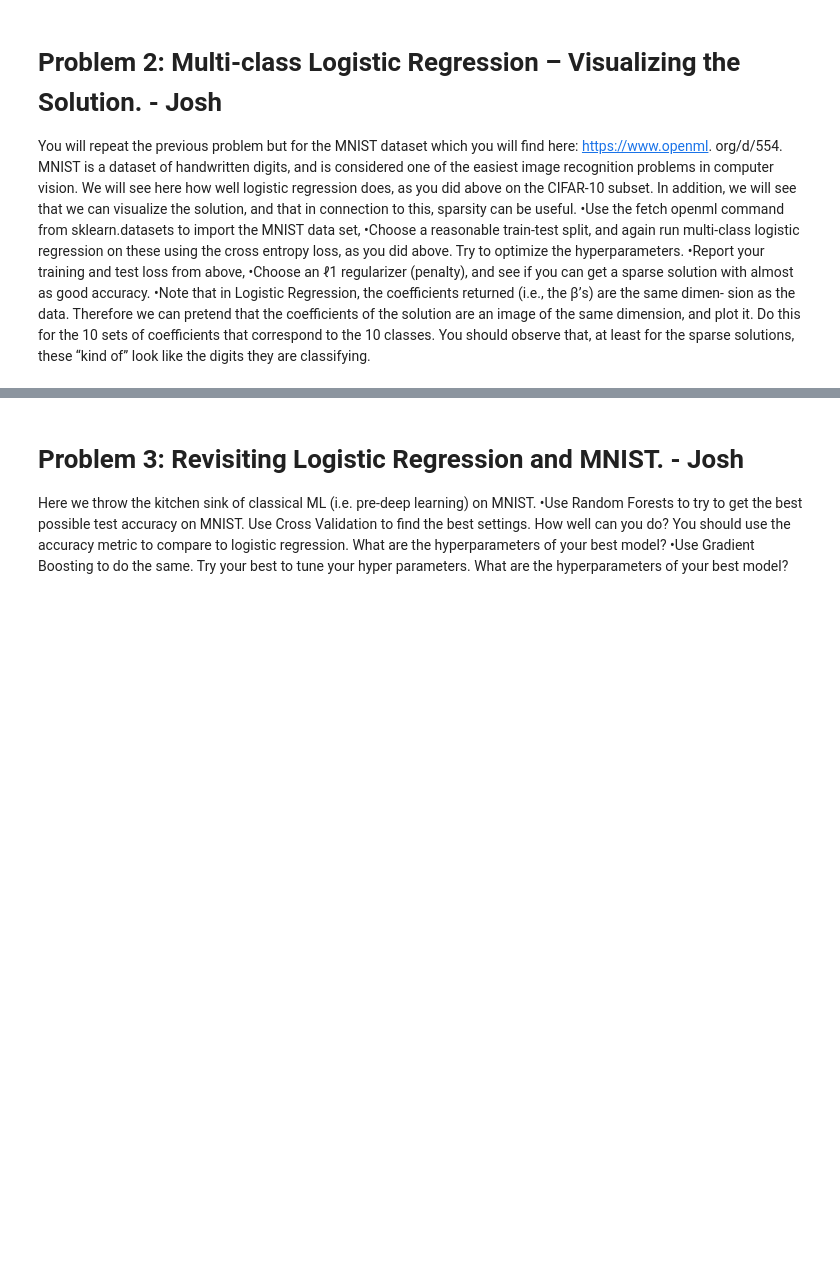
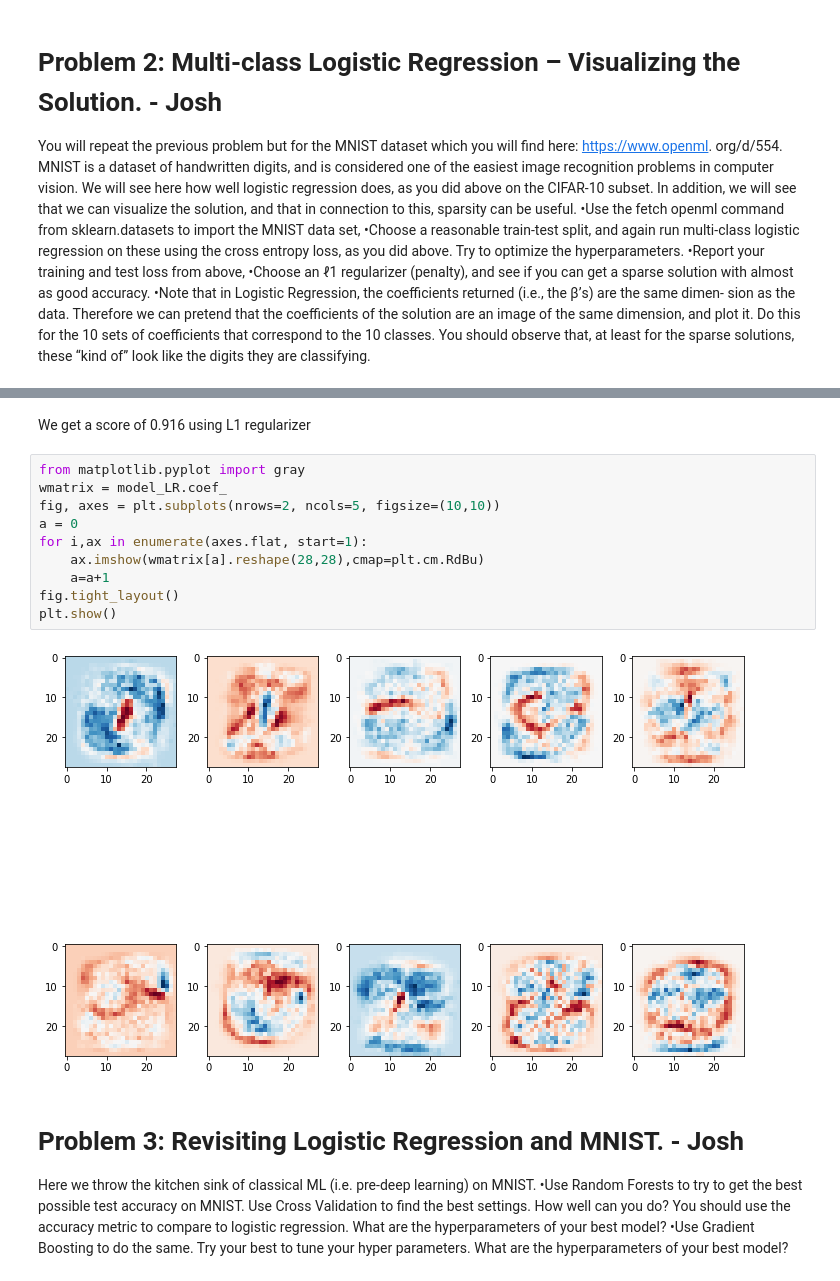
Before and after one commit to JacksonPaull/ee_460j_dslab, a Jupyter notebook: 04_lab/code.ipynb, the cells around one changed output, grey strips where cells are left out. Cells and saved outputs as stored; diff of their text form; blank space fills up the shorter version.

```diff
--- a/04_lab/code.ipynb
+++ b/04_lab/code.ipynb
@@ -55,3 +109,17 @@ like the digits they are classifying.
+# %% [markdown]
+We get a score of 0.916 using L1 regularizer
+# %%
+from matplotlib.pyplot import gray
+wmatrix = model_LR.coef_
+fig, axes = plt.subplots(nrows=2, ncols=5, figsize=(10,10))
+a = 0
+for i,ax in enumerate(axes.flat, start=1):
+    ax.imshow(wmatrix[a].reshape(28,28),cmap=plt.cm.RdBu)
+    a=a+1
+fig.tight_layout()
+plt.show()
+# %% [output]
+[figure, added]
 # %% [markdown]
 # Problem 3: Revisiting Logistic Regression and MNIST. - Josh
 Here we throw the kitchen sink of classical ML (i.e. pre-deep learning) on MNIST.
```
Also changed, not shown: parts of 16 cells of this notebook.
